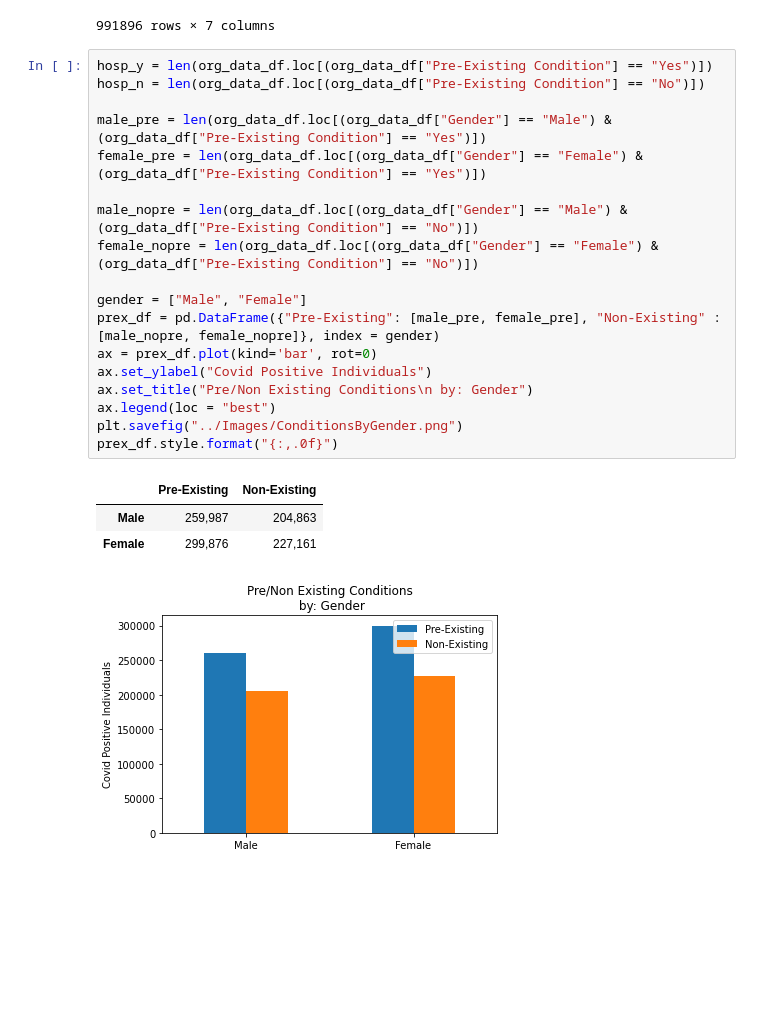
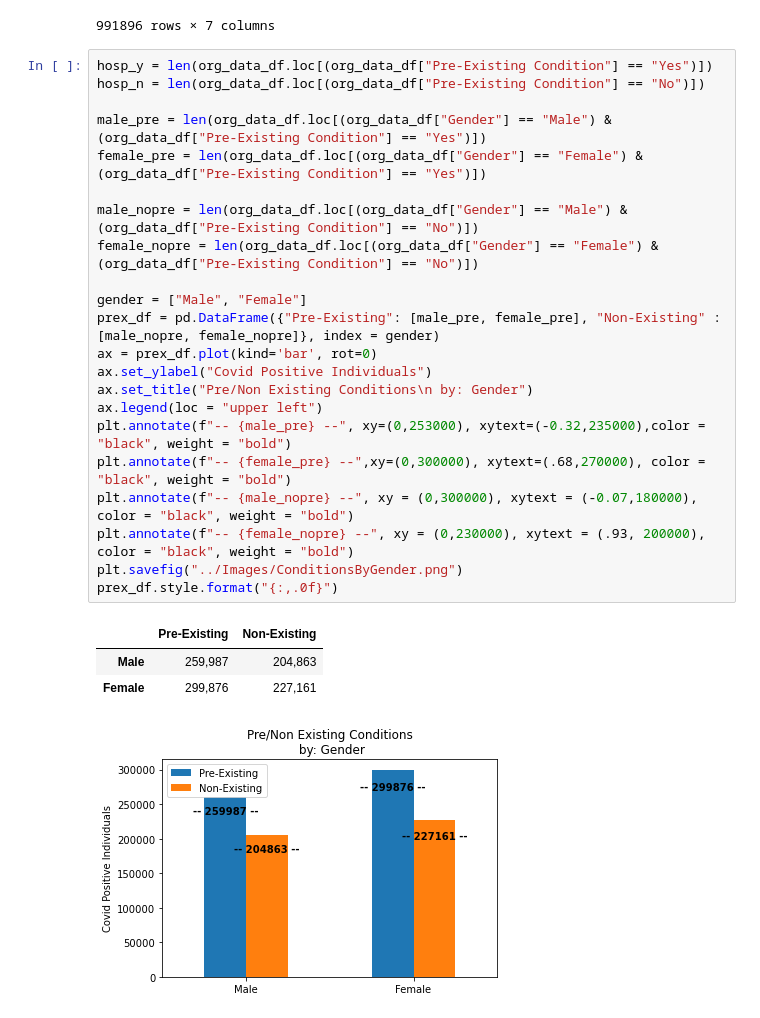
Before and after one commit to jforbis/rougeSquadron, a Jupyter notebook: JupyterScripts/forbis.ipynb, the cells around one changed output. Cells and saved outputs as stored; diff of their text form; blank space fills up the shorter version.

Commit message:
saving plots after annotating

```diff
--- a/JupyterScripts/forbis.ipynb
+++ b/JupyterScripts/forbis.ipynb
@@ -27,26 +27,30 @@ org_data_df
 # %%
 hosp_y = len(org_data_df.loc[(org_data_df["Pre-Existing Condition"] == "Yes")])
 hosp_n = len(org_data_df.loc[(org_data_df["Pre-Existing Condition"] == "No")])
 
 male_pre = len(org_data_df.loc[(org_data_df["Gender"] == "Male") & (org_data_df["Pre-Existing Condition"] == "Yes")])
 female_pre = len(org_data_df.loc[(org_data_df["Gender"] == "Female") & (org_data_df["Pre-Existing Condition"] == "Yes")])
 
 male_nopre = len(org_data_df.loc[(org_data_df["Gender"] == "Male") & (org_data_df["Pre-Existing Condition"] == "No")])
 female_nopre = len(org_data_df.loc[(org_data_df["Gender"] == "Female") & (org_data_df["Pre-Existing Condition"] == "No")])
 
 gender = ["Male", "Female"]
 prex_df = pd.DataFrame({"Pre-Existing": [male_pre, female_pre], "Non-Existing" : [male_nopre, female_nopre]}, index = gender)
 ax = prex_df.plot(kind='bar', rot=0)
 ax.set_ylabel("Covid Positive Individuals")
 ax.set_title("Pre/Non Existing Conditions\n by: Gender")
-ax.legend(loc = "best")
+ax.legend(loc = "upper left")
+plt.annotate(f"-- {male_pre} --", xy=(0,253000), xytext=(-0.32,235000),color = "black", weight = "bold")
+plt.annotate(f"-- {female_pre} --",xy=(0,300000), xytext=(.68,270000), color = "black", weight = "bold")
+plt.annotate(f"-- {male_nopre} --", xy = (0,300000), xytext = (-0.07,180000), color = "black", weight = "bold")
+plt.annotate(f"-- {female_nopre} --", xy = (0,230000), xytext = (.93, 200000), color = "black", weight = "bold")
 plt.savefig("../Images/ConditionsByGender.png")
 prex_df.style.format("{:,.0f}")
 # %% [output]
 |  | Pre-Existing | Non-Existing |
 | Male | 259,987 | 204,863 |
 | Female | 299,876 | 227,161 |
-[figure, old version]
+[figure, new version]
 # %%
 male_hy = len(org_data_df.loc[(org_data_df["Gender"] == "Male") & (org_data_df["Hospitalized"] == "Yes")])
 female_hy = len(org_data_df.loc[(org_data_df["Gender"] == "Female") & (org_data_df["Hospitalized"] == "Yes")])
```
Also changed, not shown: parts of 2 cells of this notebook, 3 other files.
